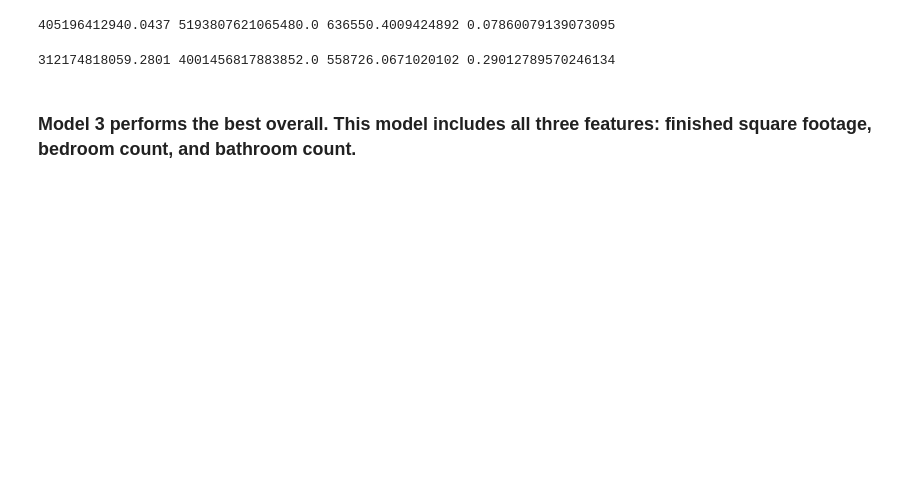
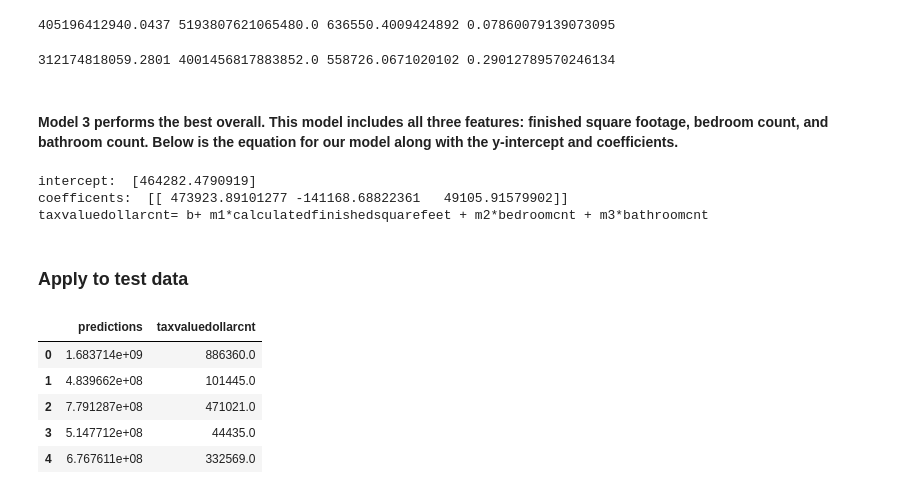
Before and after one commit to davidtenorio1/zillow_project, a Jupyter notebook: walk_through.ipynb, the cells around one changed output. Saved outputs shown, nothing was run; the diff lists cells and outputs as text; code cells hidden in the pictures; blank space fills up the shorter version.

```diff
--- a/walk_through.ipynb
+++ b/walk_through.ipynb
@@ -197,6 +197,10 @@ X_train = train.drop(columns=["id", "taxvaluedollarcnt"])
 y_train = pd.DataFrame([train.taxvaluedollarcnt])
 # y_train is our target variable tax value dollar amount
 y_train = y_train.transpose()
+# This test data won't be used until after we have created a model. It is used to test the effectiveness of the model.
+X_test = test.drop(columns=["id", "taxvaluedollarcnt"])
+y_test = pd.DataFrame([test.taxvaluedollarcnt])
+y_test = y_test.transpose()
 # %%
 X_train.head()
 # %% [output]
@@ -366,4 +370,29 @@ print(MSE_7,SSE_7,RMSE_7,r2_7)
 # %% [output]
 312174818059.2801 4001456817883852.0 558726.0671020102 0.29012789570246134
 # %% [markdown]
-### Model 3 performs the best overall. This model includes all three features: finished square footage, bedroom count, and bathroom count.
+#### Model 3 performs the best overall. This model includes all three features: finished square footage, bedroom count, and bathroom count. Below is the equation for our model along with the y-intercept and coefficients.
+# %%
+lm3_y_intercept=lm3.intercept_
+print("intercept: ",lm3_y_intercept)
+lm3_coefficients=lm3.coef_
+print("coefficents: ",lm3_coefficients)
+print('{}= b+ m1*{} + m2*{} + m3*{}'.format(y_train.columns[0],X_train.columns[0],X_train.columns[1],X_train.columns[2]))
+# %% [output]
+intercept:  [464282.4790919]
+coefficents:  [[ 473923.89101277 -141168.68822361   49105.91579902]]
+taxvaluedollarcnt= b+ m1*calculatedfinishedsquarefeet + m2*bedroomcnt + m3*bathroomcnt
+# %% [markdown]
+### Apply to test data
+# %%
+mvp_model=lm3.predict(X_test[['calculatedfinishedsquarefeet', 'bedroomcnt', 'bathroomcnt']])
+mvp_model=mvp_model.ravel().reshape(3205)
+y_test1=np.array(y_test).ravel().reshape(3205)
+best_model=pd.DataFrame({'predictions':mvp_model,'taxvaluedollarcnt':y_test1})
+best_model.head()
+# %% [output]
+|  | predictions | taxvaluedollarcnt |
+| 0 | 1.683714e+09 | 886360.0 |
+| 1 | 4.839662e+08 | 101445.0 |
+| 2 | 7.791287e+08 | 471021.0 |
+| 3 | 5.147712e+08 | 44435.0 |
+| 4 | 6.767611e+08 | 332569.0 |
```
Also changed, not shown: parts of 16 cells of this notebook, 1 other file.
